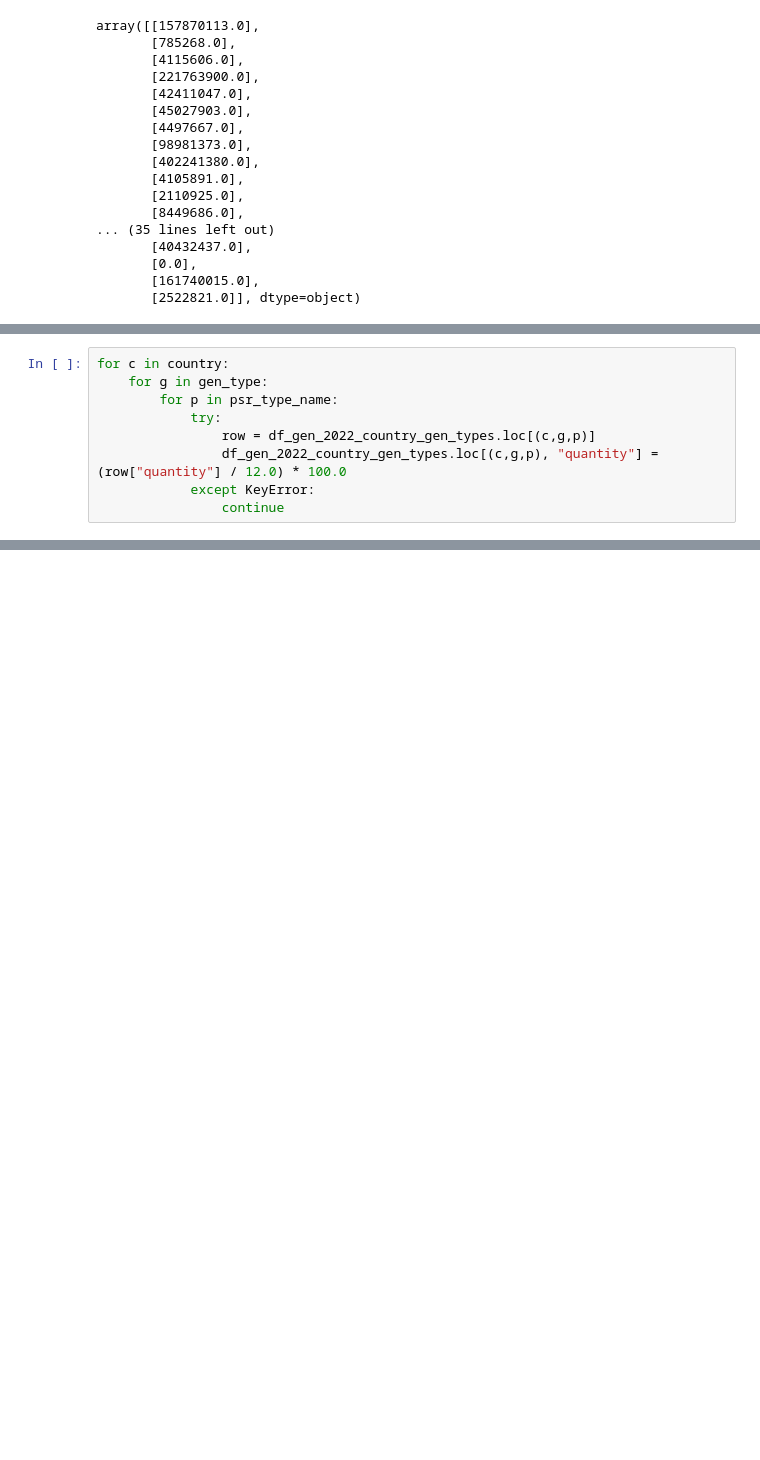
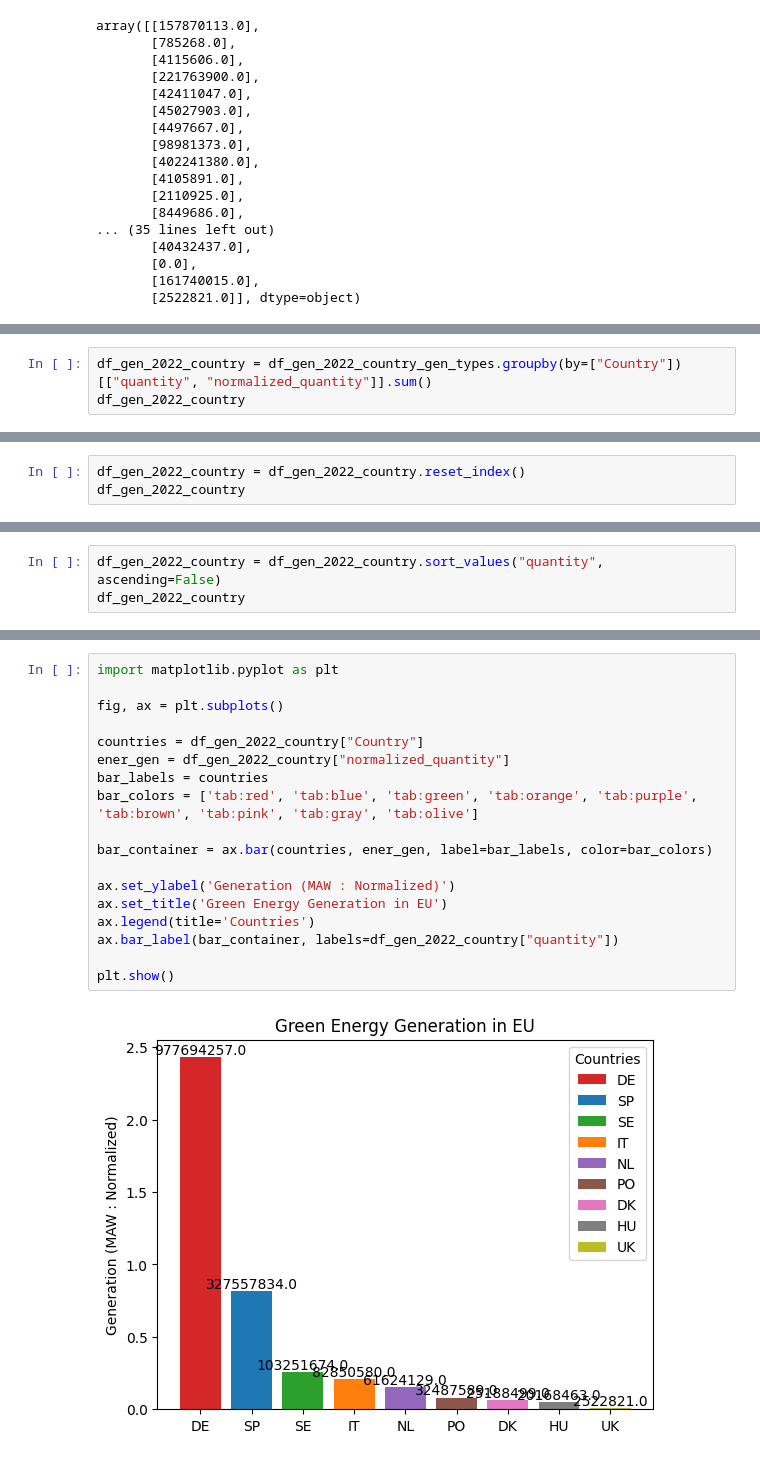
Before and after one commit to mahbubur-87/SE-Europe-Data_Challenge_Template, a Jupyter notebook: se-europe-data-challenge-data-analysis.ipynb, the cells around one changed output, grey strips where cells are left out. Cells and saved outputs as stored; diff of their text form; blank space fills up the shorter version.

```diff
--- a/se-europe-data-challenge-data-analysis.ipynb
+++ b/se-europe-data-challenge-data-analysis.ipynb
@@ -284,9 +286,0 @@ psr_type_name = ["Biomass", "Geothermal", "Other renewable", "Solar", "Hydro Pum
-# %%
-for c in country:
-    for g in gen_type:
-        for p in psr_type_name:
-            try:
-                row = df_gen_2022_country_gen_types.loc[(c,g,p)]
-                df_gen_2022_country_gen_types.loc[(c,g,p), "quantity"] = (row["quantity"] / 12.0) * 100.0
-            except KeyError:
-                continue
@@ -313,0 +294,3 @@ df_gen_2022_country_gen_types
+# %%
+df_gen_2022_country = df_gen_2022_country_gen_types.groupby(by=["Country"])[["quantity", "normalized_quantity"]].sum()
+df_gen_2022_country
@@ -313,0 +309,3 @@ df_gen_2022_country_gen_types
+# %%
+df_gen_2022_country = df_gen_2022_country.reset_index()
+df_gen_2022_country
@@ -313,0 +323,3 @@ df_gen_2022_country_gen_types
+# %%
+df_gen_2022_country = df_gen_2022_country.sort_values("quantity", ascending=False)
+df_gen_2022_country
@@ -313,0 +337,20 @@ df_gen_2022_country_gen_types
+# %%
+import matplotlib.pyplot as plt
+
+fig, ax = plt.subplots()
+
+countries = df_gen_2022_country["Country"]
+ener_gen = df_gen_2022_country["normalized_quantity"]
+bar_labels = countries
+bar_colors = ['tab:red', 'tab:blue', 'tab:green', 'tab:orange', 'tab:purple', 'tab:brown', 'tab:pink', 'tab:gray', 'tab:olive']
+
+bar_container = ax.bar(countries, ener_gen, label=bar_labels, color=bar_colors)
+
+ax.set_ylabel('Generation (MAW : Normalized)')
+ax.set_title('Green Energy Generation in EU')
+ax.legend(title='Countries')
+ax.bar_label(bar_container, labels=df_gen_2022_country["quantity"])
+
+plt.show()
+# %% [output]
+[figure, added]
```
Also changed, not shown: parts of 13 cells of this notebook.
